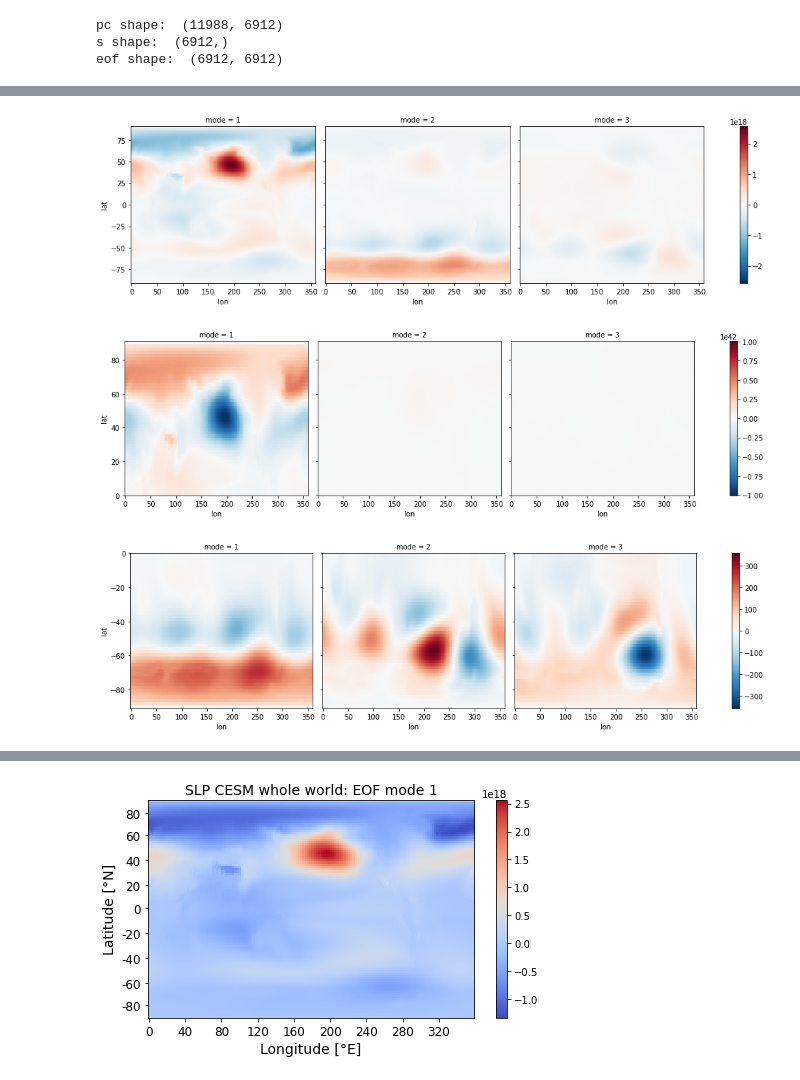
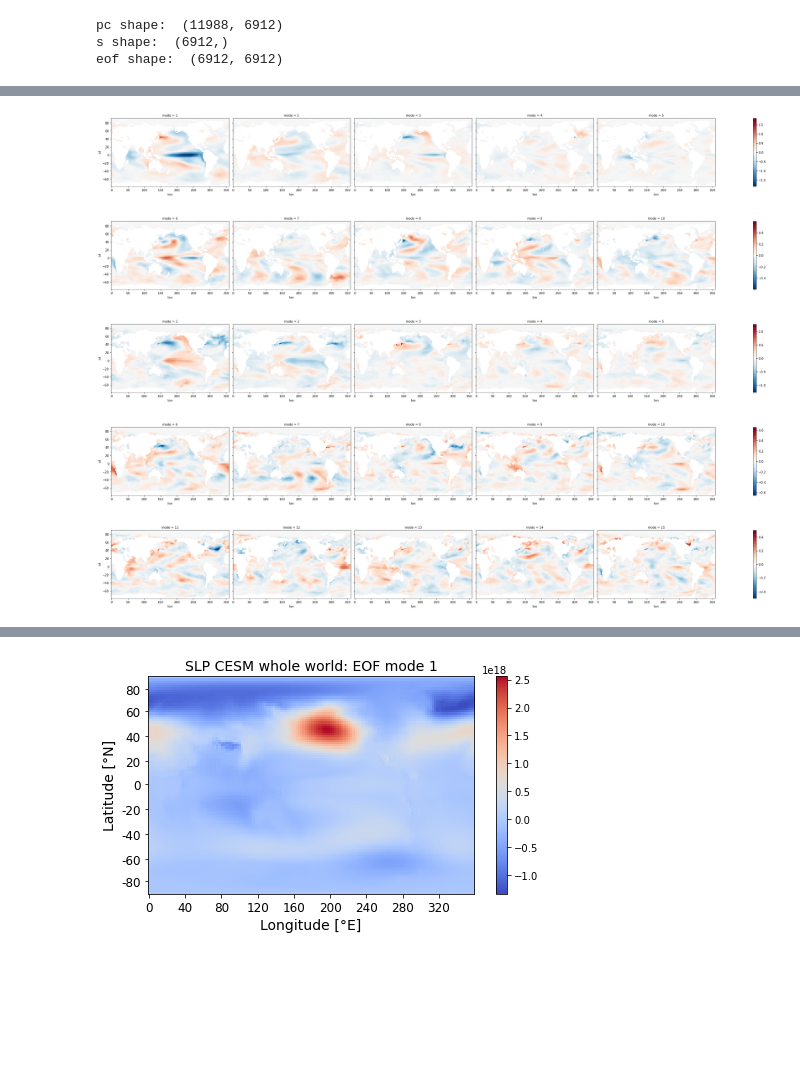
Before and after one commit to MarcoLandtHayen/reconstruct_missing_data, a Jupyter notebook: notebooks/04cd_sst_CESM_FOCI_EOF_analysis.ipynb, the cells around one changed output, grey strips where cells are left out. Saved outputs shown, nothing was run; the diff lists cells and outputs as text; code cells hidden in the pictures; blank space fills up the shorter version.

```diff
--- a/notebooks/04cd_sst_CESM_FOCI_EOF_analysis.ipynb
+++ b/notebooks/04cd_sst_CESM_FOCI_EOF_analysis.ipynb
@@ -114,4 +118,8 @@ print("eof shape: ", eof_CESM_SH.shape)
 pc shape:  (11988, 6912)
 s shape:  (6912,)
 eof shape:  (6912, 6912)
+# %%
+# For mean rel. loss reduction maps, we used the first and last 120 training samples, which is samples 0..119 and 9479..9598.
+# Extract these samples, then perform SVD on only extracted subset of samples, for comparison.
+feature_anomaly_flat_FOCI_extract = xr.concat([feature_anomaly_flat_FOCI[0:120],feature_anomaly_flat_FOCI[9479:9599]], dim="time")
 # %%
@@ -352,39 +352,45 @@ pc_FOCI = xr.DataArray(
 # CESM whole world:
 eof_CESM *= pc_std_CESM[:, np.newaxis]
 eof_CESM *= s_CESM[:, np.newaxis]
-eofs_CESM = feature_anomaly_flat_CESM.copy()
+eofs_CESM = feature_anomaly_flat_CESM_extract.copy()
 eofs_CESM[:, eofs_CESM[0].notnull().values] = eof_CESM
 eofs_CESM = eofs_CESM.unstack(dim='tmp_space').rename(**{'time': 'mode'})
 eofs_CESM.coords['mode'] = mode_CESM
 
-# CESM Northern hemisphere:
-eof_CESM_NH *= pc_std_CESM_NH[:, np.newaxis]
-eof_CESM_NH *= s_CESM_NH[:, np.newaxis]
-eofs_CESM_NH = feature_anomaly_flat_CESM_NH.copy()[:mode_CESM_NH.shape[0]]
-eofs_CESM_NH[:, eofs_CESM_NH[0].notnull().values] = eof_CESM_NH
-eofs_CESM_NH = eofs_CESM_NH.unstack(dim='tmp_space').rename(**{'time': 'mode'})
-eofs_CESM_NH.coords['mode'] = mode_CESM_NH
+# # CESM Northern hemisphere:
+# eof_CESM_NH *= pc_std_CESM_NH[:, np.newaxis]
+# eof_CESM_NH *= s_CESM_NH[:, np.newaxis]
+# eofs_CESM_NH = feature_anomaly_flat_CESM_NH.copy()[:mode_CESM_NH.shape[0]]
+# eofs_CESM_NH[:, eofs_CESM_NH[0].notnull().values] = eof_CESM_NH
+# eofs_CESM_NH = eofs_CESM_NH.unstack(dim='tmp_space').rename(**{'time': 'mode'})
+# eofs_CESM_NH.coords['mode'] = mode_CESM_NH
 
-# CESM Northern hemisphere:
-eof_CESM_SH *= pc_std_CESM_SH[:, np.newaxis]
-eof_CESM_SH *= s_CESM_SH[:, np.newaxis]
-eofs_CESM_SH = feature_anomaly_flat_CESM_SH.copy()[:mode_CESM_SH.shape[0]]
-eofs_CESM_SH[:, eofs_CESM_SH[0].notnull().values] = eof_CESM_SH
-eofs_CESM_SH = eofs_CESM_SH.unstack(dim='tmp_space').rename(**{'time': 'mode'})
-eofs_CESM_SH.coords['mode'] = mode_CESM_SH
+# # CESM Northern hemisphere:
+# eof_CESM_SH *= pc_std_CESM_SH[:, np.newaxis]
+# eof_CESM_SH *= s_CESM_SH[:, np.newaxis]
+# eofs_CESM_SH = feature_anomaly_flat_CESM_SH.copy()[:mode_CESM_SH.shape[0]]
+# eofs_CESM_SH[:, eofs_CESM_SH[0].notnull().values] = eof_CESM_SH
+# eofs_CESM_SH = eofs_CESM_SH.unstack(dim='tmp_space').rename(**{'time': 'mode'})
+# eofs_CESM_SH.coords['mode'] = mode_CESM_SH
 
 # FOCI whole world:
 eof_FOCI *= pc_std_FOCI[:, np.newaxis]
 eof_FOCI *= s_FOCI[:, np.newaxis]
-eofs_FOCI = feature_anomaly_flat_FOCI.copy()
+eofs_FOCI = feature_anomaly_flat_FOCI_extract.copy()
 eofs_FOCI[:, eofs_FOCI[0].notnull().values] = eof_FOCI
 eofs_FOCI = eofs_FOCI.unstack(dim='tmp_space').rename(**{'time': 'mode'})
 eofs_FOCI.coords['mode'] = mode_FOCI
+# %%
+eofs_CESM.sel(mode=slice(1, 5)).plot(col='mode', figsize=(35, 4), rasterized=True);
+eofs_CESM.sel(mode=slice(6, 10)).plot(col='mode', figsize=(35, 4), rasterized=True);
+# %% [output]
+[figure, added]
+[figure, added]
 # %%
-eofs_CESM.sel(mode=slice(1, 3)).plot(col='mode', figsize=(15, 4), rasterized=True);
-eofs_CESM_NH.sel(mode=slice(1, 3)).plot(col='mode', figsize=(15, 4), rasterized=True);
-eofs_CESM_SH.sel(mode=slice(1, 3)).plot(col='mode', figsize=(15, 4), rasterized=True);
+eofs_FOCI.sel(mode=slice(1, 5)).plot(col='mode', figsize=(35, 4), rasterized=True);
+eofs_FOCI.sel(mode=slice(6, 10)).plot(col='mode', figsize=(35, 4), rasterized=True);
+eofs_FOCI.sel(mode=slice(11, 15)).plot(col='mode', figsize=(35, 4), rasterized=True);
 # %% [output]
-[figure, old version]
+[figure, new version]
-[figure, old version]
+[figure, new version]
-[figure, old version]
+[figure, new version]
```
Also changed, not shown: parts of 12 cells of this notebook, 2 other files.
